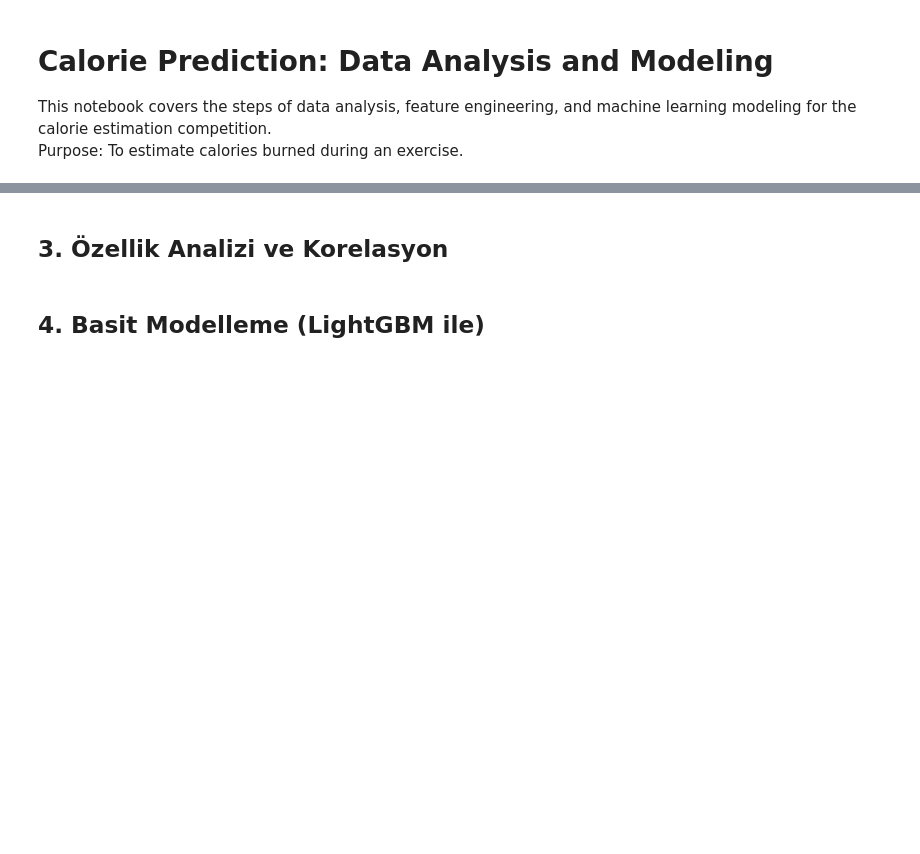
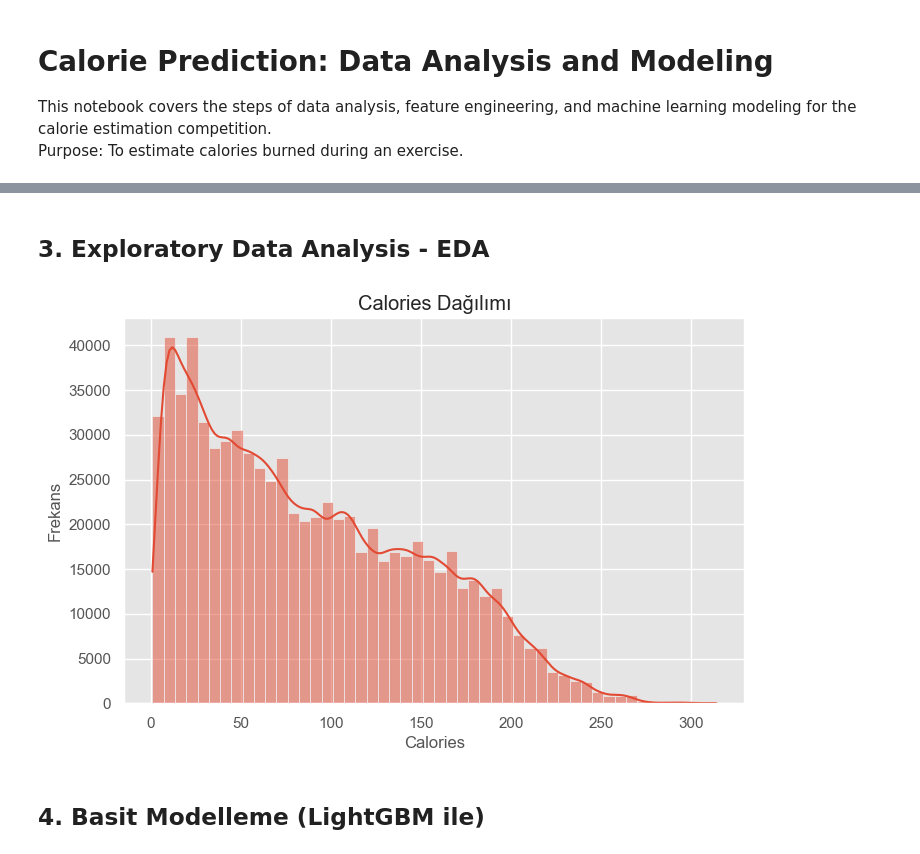
Before and after one commit to Muhammed-Mustafa-Dastan/Kaggle_Competition, a Jupyter notebook: Predict Calorie Expenditure/calorie_prediction.ipynb, the cells around one changed output, grey strips where cells are left out. Saved outputs shown, nothing was run; the diff lists cells and outputs as text; code cells hidden in the pictures; blank space fills up the shorter version.

```diff
--- a/Predict Calorie Expenditure/calorie_prediction.ipynb
+++ b/Predict Calorie Expenditure/calorie_prediction.ipynb
@@ -8,4 +8,8 @@ import pandas as pd
 import numpy as np
 import matplotlib.pyplot as plt
 import seaborn as sns
+
+# Graphics settings
+sns.set(style="whitegrid")
+plt.style.use("ggplot")
 # %% [markdown]
@@ -39,7 +84,13 @@ train.describe()
 # %%
-# Hedef değişkenin dağılımı
-plt.figure(figsize=(8,4))
-sns.histplot(train['Calories'], bins=50, kde=True)
-plt.title('Calories Dağılımı')
-plt.xlabel('Calories')
-plt.show()
+# Convert sex column to numeric
+train_df['Sex'] = train_df['Sex'].map({'male': 0, 'female': 1})
+test_df['Sex'] = test_df['Sex'].map({'male': 0, 'female': 1})
+
+# Distinction between ID and target variables
+X = train_df.drop(['id', 'Calories'], axis=1)
+y = train_df['Calories']
+test_features = test_df.drop(['id'], axis=1)
+
+# Min-max control
+print("📉 Değer Aralıkları:")
+display(train_df.describe().T[['min', 'max']])
@@ -46,11 +109,14 @@ plt.show()
 # %% [markdown]
-## 3. Özellik Analizi ve Korelasyon
+## 3. Exploratory Data Analysis - EDA
 # %%
-# Korelasyon matrisi
-plt.figure(figsize=(10,8))
-sns.heatmap(train.corr(), annot=True, fmt='.2f', cmap='coolwarm')
-plt.title('Korelasyon Matrisi')
+plt.figure(figsize=(8, 5))
+sns.histplot(train_df['Calories'], bins=50, kde=True)
+plt.title("Calories Dağılımı")
+plt.xlabel("Calories")
+plt.ylabel("Frekans")
 plt.show()
+# %% [output]
+[figure, added]
 # %% [markdown]
 ## 4. Basit Modelleme (LightGBM ile)
 # %%
```
Also changed, not shown: parts of 8 cells of this notebook.
